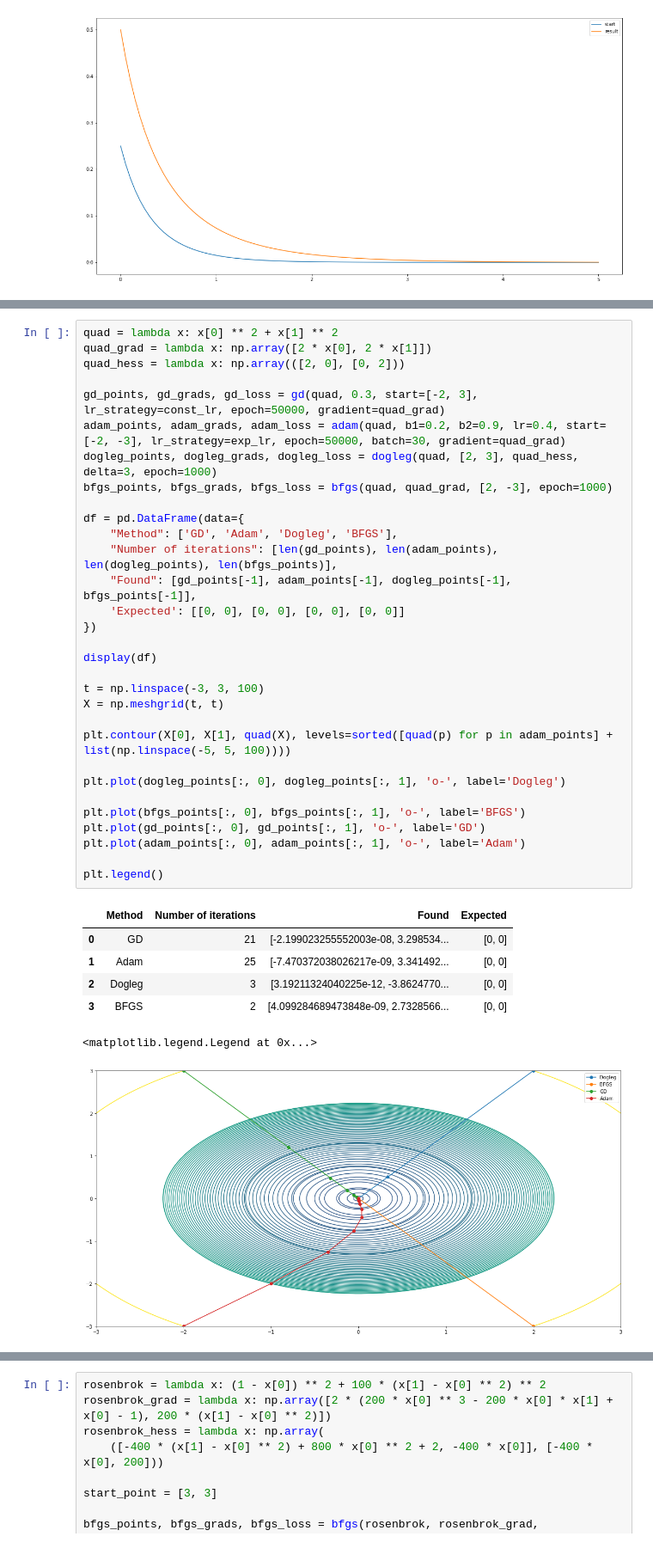
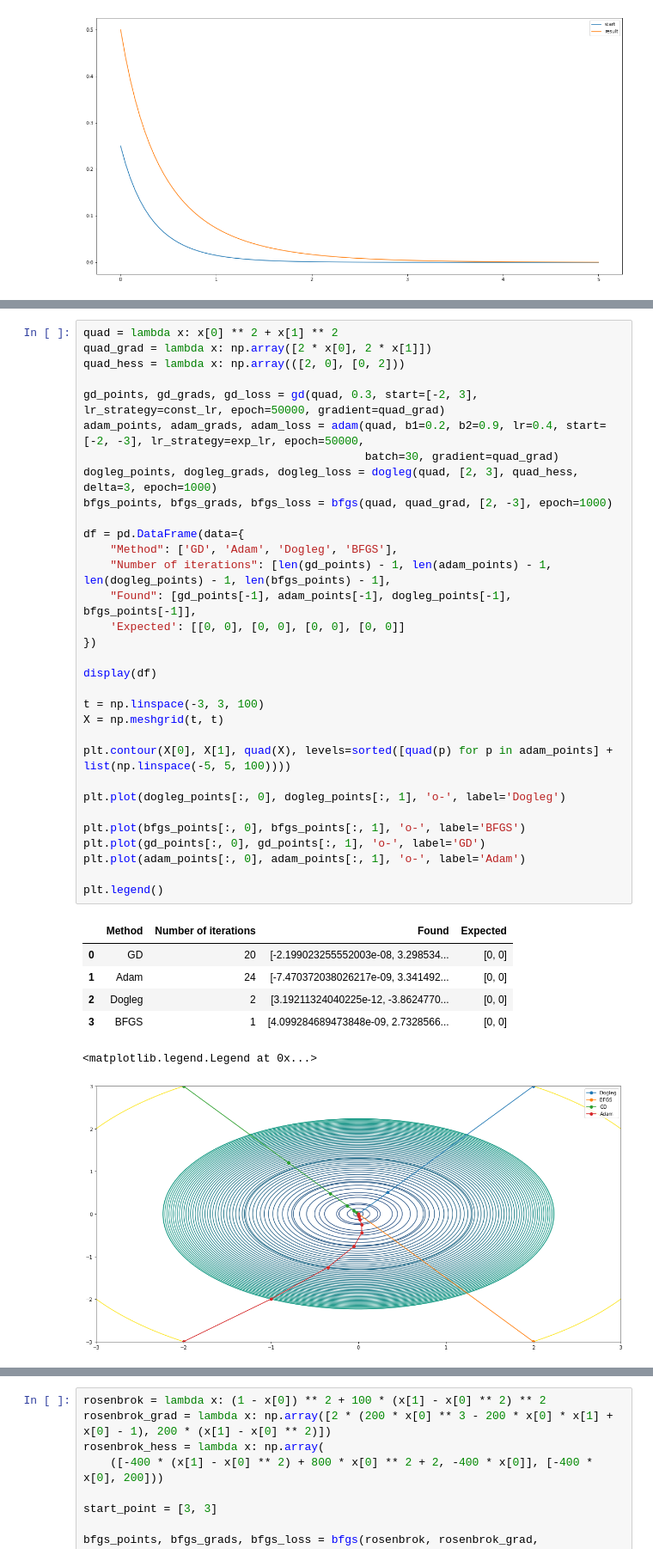
Before and after one commit to dzahbarov/opt-methods, a Jupyter notebook: lab3/lab3.ipynb, the cells around one changed output, grey strips where cells are left out. Shown at 86% size. Cells and saved outputs as stored; diff of their text form.

```diff
--- a/lab3/lab3.ipynb
+++ b/lab3/lab3.ipynb
@@ -505,39 +498,40 @@ $f(x) = x^2 + y^2$
 quad = lambda x: x[0] ** 2 + x[1] ** 2
 quad_grad = lambda x: np.array([2 * x[0], 2 * x[1]])
 quad_hess = lambda x: np.array(([2, 0], [0, 2]))
 
 gd_points, gd_grads, gd_loss = gd(quad, 0.3, start=[-2, 3], lr_strategy=const_lr, epoch=50000, gradient=quad_grad)
-adam_points, adam_grads, adam_loss = adam(quad, b1=0.2, b2=0.9, lr=0.4, start=[-2, -3], lr_strategy=exp_lr, epoch=50000, batch=30, gradient=quad_grad)
+adam_points, adam_grads, adam_loss = adam(quad, b1=0.2, b2=0.9, lr=0.4, start=[-2, -3], lr_strategy=exp_lr, epoch=50000,
+                                          batch=30, gradient=quad_grad)
 dogleg_points, dogleg_grads, dogleg_loss = dogleg(quad, [2, 3], quad_hess, delta=3, epoch=1000)
 bfgs_points, bfgs_grads, bfgs_loss = bfgs(quad, quad_grad, [2, -3], epoch=1000)
 
 df = pd.DataFrame(data={
     "Method": ['GD', 'Adam', 'Dogleg', 'BFGS'],
-    "Number of iterations": [len(gd_points), len(adam_points), len(dogleg_points), len(bfgs_points)],
+    "Number of iterations": [len(gd_points) - 1, len(adam_points) - 1, len(dogleg_points) - 1, len(bfgs_points) - 1],
     "Found": [gd_points[-1], adam_points[-1], dogleg_points[-1], bfgs_points[-1]],
     'Expected': [[0, 0], [0, 0], [0, 0], [0, 0]]
 })
 
 display(df)
 
 t = np.linspace(-3, 3, 100)
 X = np.meshgrid(t, t)
 
 plt.contour(X[0], X[1], quad(X), levels=sorted([quad(p) for p in adam_points] + list(np.linspace(-5, 5, 100))))
 
 plt.plot(dogleg_points[:, 0], dogleg_points[:, 1], 'o-', label='Dogleg')
 
 plt.plot(bfgs_points[:, 0], bfgs_points[:, 1], 'o-', label='BFGS')
 plt.plot(gd_points[:, 0], gd_points[:, 1], 'o-', label='GD')
 plt.plot(adam_points[:, 0], adam_points[:, 1], 'o-', label='Adam')
 
 plt.legend()
 # %% [output]
 |  | Method | Number of iterations | Found | Expected |
-| 0 | GD | 21 | [-2.199023255552003e-08, 3.298534... | [0, 0] |
-| 1 | Adam | 25 | [-7.470372038026217e-09, 3.341492... | [0, 0] |
-| 2 | Dogleg | 3 | [3.19211324040225e-12, -3.8624770... | [0, 0] |
-| 3 | BFGS | 2 | [4.099284689473848e-09, 2.7328566... | [0, 0] |
+| 0 | GD | 20 | [-2.199023255552003e-08, 3.298534... | [0, 0] |
+| 1 | Adam | 24 | [-7.470372038026217e-09, 3.341492... | [0, 0] |
+| 2 | Dogleg | 2 | [3.19211324040225e-12, -3.8624770... | [0, 0] |
+| 3 | BFGS | 1 | [4.099284689473848e-09, 2.7328566... | [0, 0] |
 <matplotlib.legend.Legend at 0x...>
 [figure]
 # %% [markdown]
```
Also changed, not shown: parts of 15 cells of this notebook.
